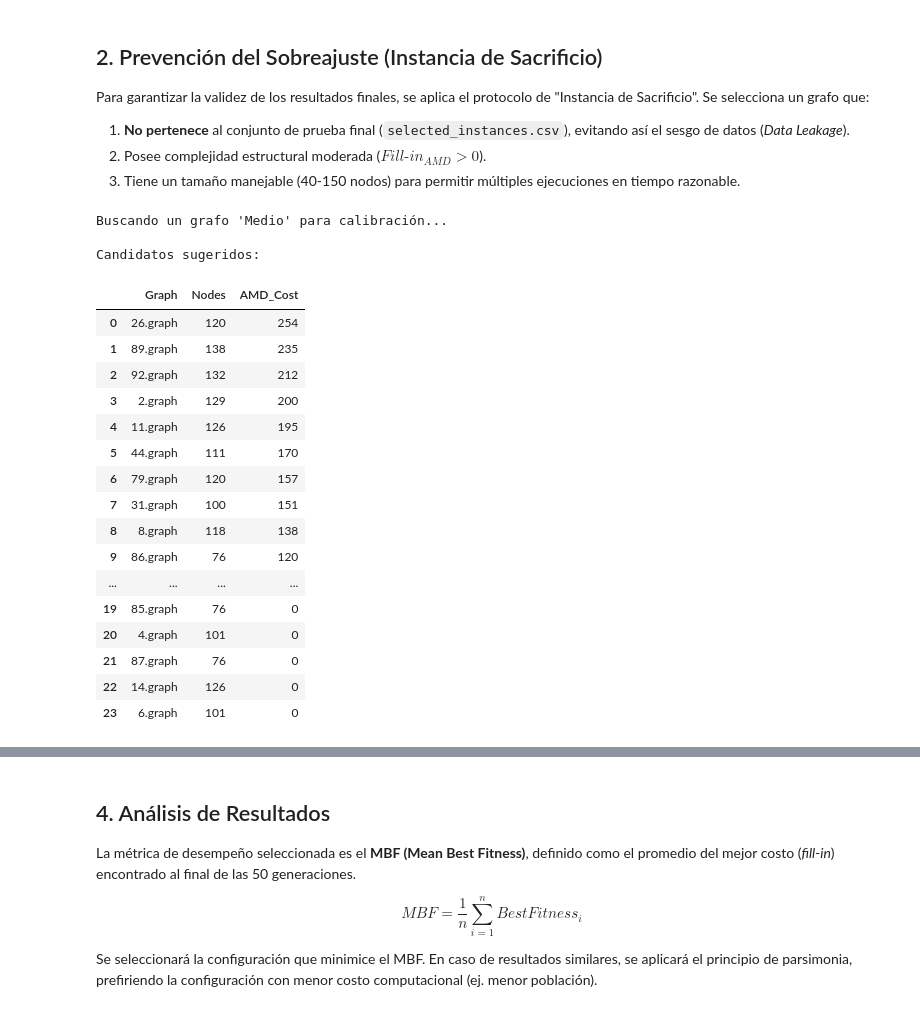
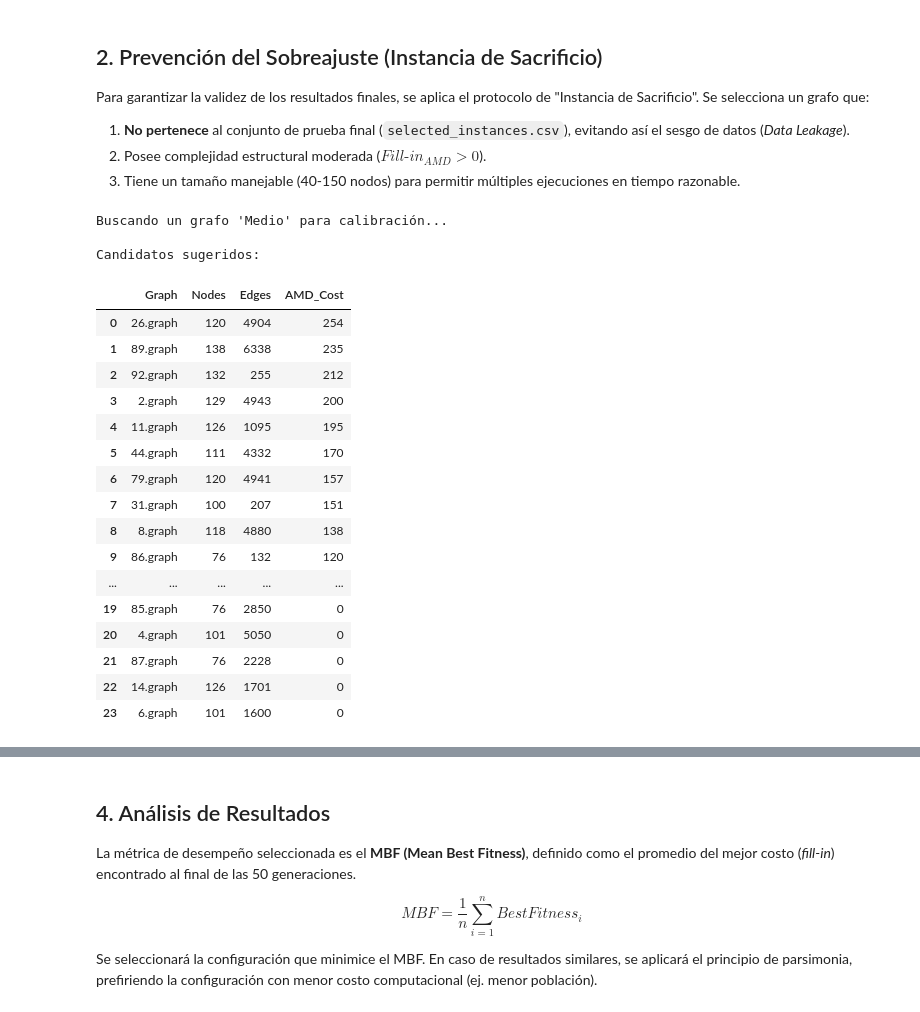
Before and after one commit to ColossalCoin/MinimumFill-in_EA, a Jupyter notebook: notebooks/02_Parameter_Tuning.ipynb, the cells around one changed output, grey strips where cells are left out. Cells and saved outputs as stored; diff of their text form; code cells hidden in the pictures.

```diff
--- a/notebooks/02_Parameter_Tuning.ipynb
+++ b/notebooks/02_Parameter_Tuning.ipynb
@@ -29,55 +33,51 @@ Para garantizar la validez de los resultados finales, se aplica el protocolo de
 2.  Posee complejidad estructural moderada ($Fill\text{-}in_{AMD} > 0$).
 3.  Tiene un tamaño manejable (40-150 nodos) para permitir múltiples ejecuciones en tiempo razonable.
 # %%
-import os
-import pandas as pd
-from utils.graph_loader import load_pace_graph
-from utils.heuristics import greedy_minimum_degree
-
 DATA_DIR = "../data/raw/PACE2017B/"
 SELECTED_INSTANCES_PATH = "../data/processed/selected_instances.csv"
 
 records = []
 print("Buscando un grafo 'Medio' para calibración...")
 
 # Evitamos usar grafos seleccionados para el experimento
 selected_instances = pd.read_csv(SELECTED_INSTANCES_PATH, usecols=['Filename']).values.flatten().tolist()
 
 for f in sorted(os.listdir(DATA_DIR)):
     if f.endswith('.graph') and f not in selected_instances:
         path = os.path.join(DATA_DIR, f)
         G = load_pace_graph(path)
 
         if G:
             n = G.number_of_nodes()
+            e = G.number_of_edges()
             # Filtramos para no considerar grafos gigantes o diminutos
             if 40 <= n <= 150:
                 _, cost = greedy_minimum_degree(G, compute_cost=True)
-                records.append({'Graph': f, 'Nodes': n, 'AMD_Cost': cost})
+                records.append({'Graph': f, 'Nodes': n, 'Edges':e, 'AMD_Cost': cost})
 
 df_candidates = pd.DataFrame(records).sort_values('AMD_Cost', ascending=False).reset_index(drop=True)
 
 print("\nCandidatos sugeridos:")
 display(df_candidates)
 # %% [output]
 Buscando un grafo 'Medio' para calibración...
 
 Candidatos sugeridos:
-|  | Graph | Nodes | AMD_Cost |
-| 0 | 26.graph | 120 | 254 |
-| 1 | 89.graph | 138 | 235 |
-| 2 | 92.graph | 132 | 212 |
-| 3 | 2.graph | 129 | 200 |
-| 4 | 11.graph | 126 | 195 |
-| 5 | 44.graph | 111 | 170 |
-| 6 | 79.graph | 120 | 157 |
-| 7 | 31.graph | 100 | 151 |
-| 8 | 8.graph | 118 | 138 |
-| 9 | 86.graph | 76 | 120 |
-| ... | ... | ... | ... |
-| 19 | 85.graph | 76 | 0 |
-| 20 | 4.graph | 101 | 0 |
-| 21 | 87.graph | 76 | 0 |
-| 22 | 14.graph | 126 | 0 |
-| 23 | 6.graph | 101 | 0 |
+|  | Graph | Nodes | Edges | AMD_Cost |
+| 0 | 26.graph | 120 | 4904 | 254 |
+| 1 | 89.graph | 138 | 6338 | 235 |
+| 2 | 92.graph | 132 | 255 | 212 |
+| 3 | 2.graph | 129 | 4943 | 200 |
+| 4 | 11.graph | 126 | 1095 | 195 |
+| 5 | 44.graph | 111 | 4332 | 170 |
+| 6 | 79.graph | 120 | 4941 | 157 |
+| 7 | 31.graph | 100 | 207 | 151 |
+| 8 | 8.graph | 118 | 4880 | 138 |
+| 9 | 86.graph | 76 | 132 | 120 |
+| ... | ... | ... | ... | ... |
+| 19 | 85.graph | 76 | 2850 | 0 |
+| 20 | 4.graph | 101 | 5050 | 0 |
+| 21 | 87.graph | 76 | 2228 | 0 |
+| 22 | 14.graph | 126 | 1701 | 0 |
+| 23 | 6.graph | 101 | 1600 | 0 |
 # %% [markdown]
```
Also changed, not shown: parts of 19 cells of this notebook.
